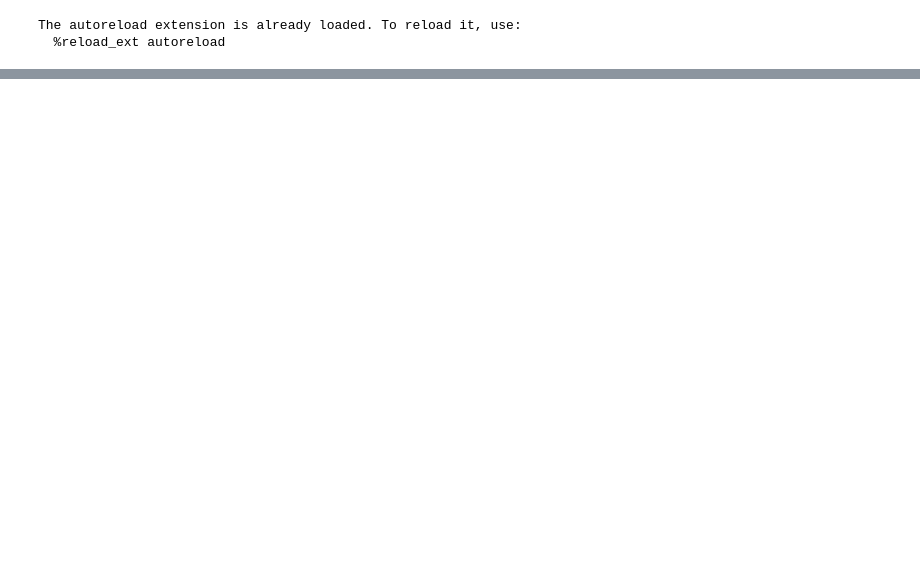
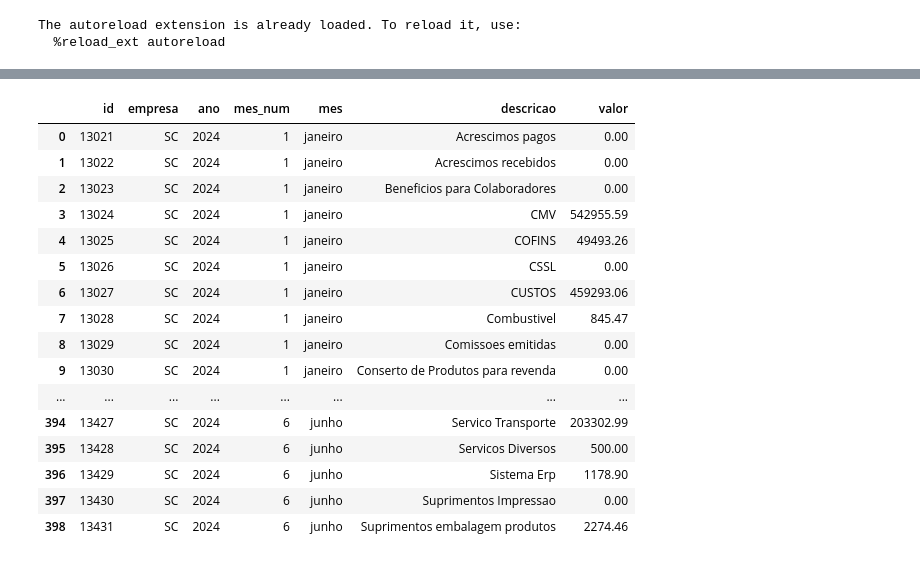
Before and after one commit to moraesvn/projeto_dre, a Jupyter notebook: etl/test_extract.ipynb, the cells around one changed output, grey strips where cells are left out. Saved outputs shown, nothing was run; the diff lists cells and outputs as text; code cells hidden in the pictures; blank space fills up the shorter version.

```diff
--- a/etl/test_extract.ipynb
+++ b/etl/test_extract.ipynb
@@ -99,0 +47,31 @@ insert_dre_linhas(df_long)
+# %%
+pd.set_option("display.max_rows", None)   # mostra todas as linhas
+pd.set_option("display.max_colwidth", None)
+
+with sqlite3.connect(DB_PATH) as conn:
+    df_2022 = pd.read_sql("""
+        SELECT *
+        FROM dre_linhas
+        WHERE ano = 2024 and empresa = 'SC'
+        ORDER BY empresa, mes_num, descricao;
+    """, conn)
+
+df_2022
+# %% [output]
+|  | id | empresa | ano | mes_num | mes | descricao | valor |
+| 0 | 13021 | SC | 2024 | 1 | janeiro | Acrescimos pagos | 0.00 |
+| 1 | 13022 | SC | 2024 | 1 | janeiro | Acrescimos recebidos | 0.00 |
+| 2 | 13023 | SC | 2024 | 1 | janeiro | Beneficios para Colaboradores | 0.00 |
+| 3 | 13024 | SC | 2024 | 1 | janeiro | CMV | 542955.59 |
+| 4 | 13025 | SC | 2024 | 1 | janeiro | COFINS | 49493.26 |
+| 5 | 13026 | SC | 2024 | 1 | janeiro | CSSL | 0.00 |
+| 6 | 13027 | SC | 2024 | 1 | janeiro | CUSTOS | 459293.06 |
+| 7 | 13028 | SC | 2024 | 1 | janeiro | Combustivel | 845.47 |
+| 8 | 13029 | SC | 2024 | 1 | janeiro | Comissoes emitidas | 0.00 |
+| 9 | 13030 | SC | 2024 | 1 | janeiro | Conserto de Produtos para revenda | 0.00 |
+| ... | ... | ... | ... | ... | ... | ... | ... |
+| 394 | 13427 | SC | 2024 | 6 | junho | Servico Transporte | 203302.99 |
+| 395 | 13428 | SC | 2024 | 6 | junho | Servicos Diversos | 500.00 |
+| 396 | 13429 | SC | 2024 | 6 | junho | Sistema Erp | 1178.90 |
+| 397 | 13430 | SC | 2024 | 6 | junho | Suprimentos Impressao | 0.00 |
+| 398 | 13431 | SC | 2024 | 6 | junho | Suprimentos embalagem produtos | 2274.46 |
```
Also changed, not shown: parts of 5 cells of this notebook, 1 other file.
